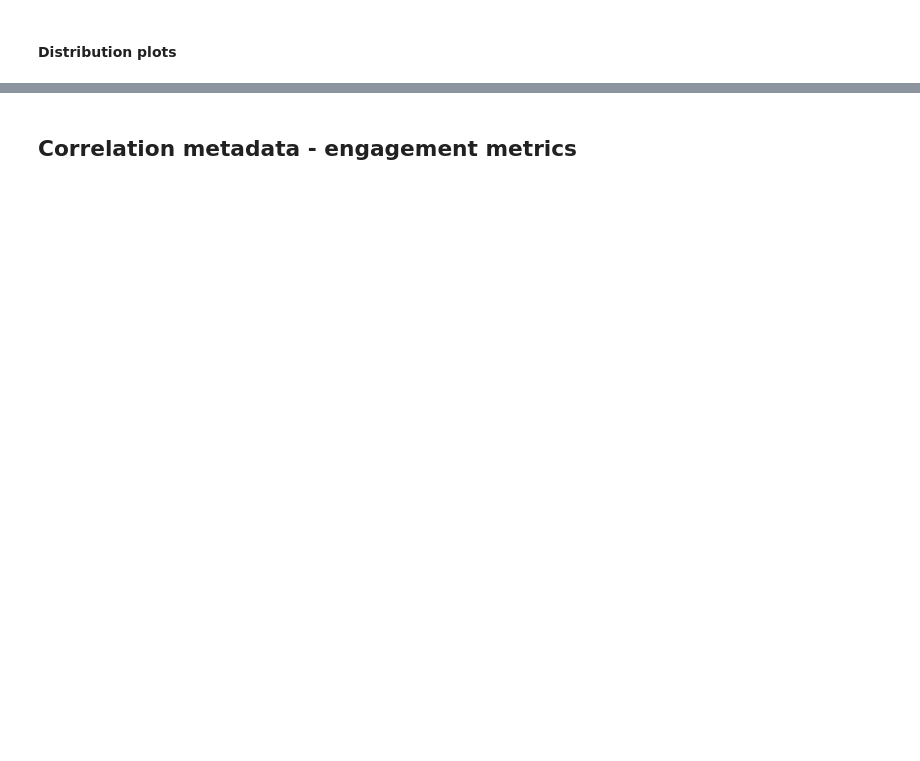
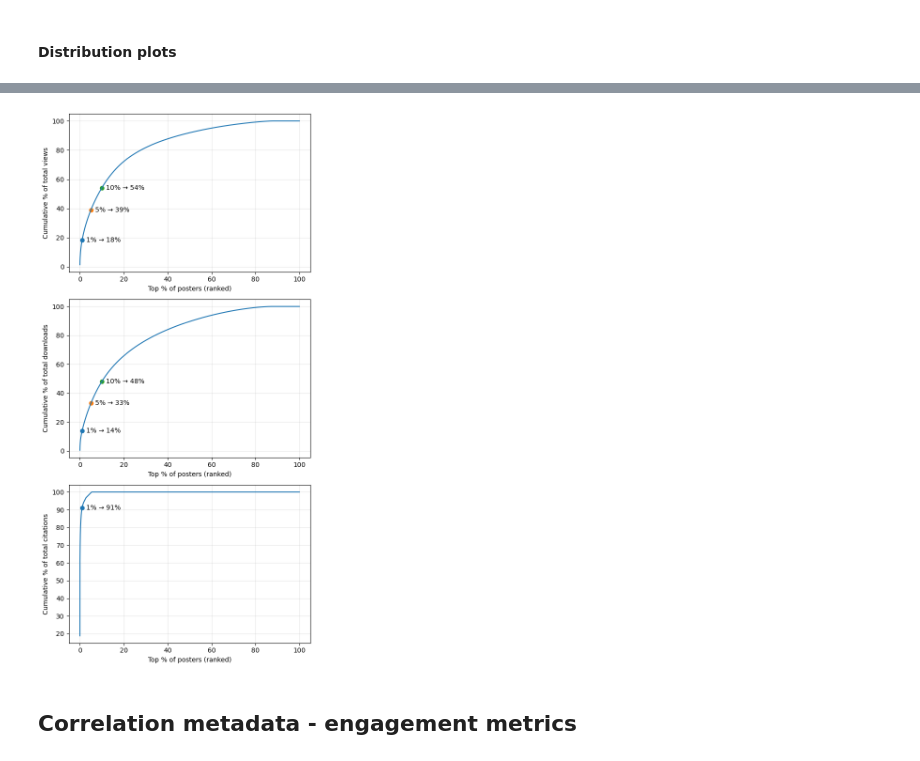
Before and after one commit to fairdataihub/poster-sharing-reuse-paper-code, a Jupyter notebook: poster-reuse.ipynb, the cells around one changed output, grey strips where cells are left out. Drawn from its saved outputs; the diff is of its cells as text; code cells hidden in the pictures; blank space fills up the shorter version.

```diff
--- a/poster-reuse.ipynb
+++ b/poster-reuse.ipynb
@@ -503,0 +505,7 @@ Imported data from 39132 posters
+# %%
+df_open = df.copy()
+df_open = df_open[df_open["is_open_access"] == True] #engagement only for open access posters
+df_open["total_keywords_count"] = df_open["keywords_freetext_count"].fillna(0) + df_open["keywords_controlled_vocabularies_count"].fillna(0)
+df_open["total_references_count"] = df_open["references_no_identifiers_count"].fillna(0) + df_open["references_with_identifiers_count"].fillna(0)
+print(len(df_open))
+df_open.head()
@@ -598,2 +622,43 @@ annotate_top_points(df, "downloads")
+# %%
+def annotate_top_points(ax, df, col, points=(1, 5, 10)):
+    # data
+    x = df[col].fillna(0).clip(lower=0).to_numpy()
+    x_sorted = np.sort(x)[::-1]
+
+    # handle all-zeros to avoid dividing by zero
+    total = x_sorted.sum()
+    if total <= 0:
+        ax.text(0.5, 0.5, "No data (sum = 0)", ha="center", va="center", transform=ax.transAxes)
+        ax.set_xlabel("Top % of posters")
+        ax.set_ylabel("Cumulative %")
+        ax.grid(True, alpha=0.3)
+        return
+
+    cum_share = np.cumsum(x_sorted) / total
+    top_pct = np.arange(1, len(x_sorted) + 1) / len(x_sorted)
+
+    # plot
+    ax.plot(top_pct * 100, cum_share * 100)
+    for p in points:
+        idx = int(np.ceil(len(x_sorted) * (p / 100))) - 1
+        idx = max(0, min(idx, len(x_sorted) - 1))
+        ax.scatter([p], [cum_share[idx] * 100])
+        ax.text(p, cum_share[idx] * 100, f"  {p}% → {cum_share[idx]*100:.0f}%", va="center")
+
+    ax.set_xlabel("Top % of posters (ranked)")
+    ax.set_ylabel(f"Cumulative % of total {col}")
+    ax.grid(True, alpha=0.3)
+
+fig, axes = plt.subplots(3, 1, figsize=(6, 12), sharey=False)
+
+annotate_top_points(axes[0], df_open, "views", points=(1, 5, 10))
+annotate_top_points(axes[1], df_open, "downloads", points=(1, 5, 10))
+annotate_top_points(axes[2], df_open, "citations", points=(1,))
+
+plt.tight_layout()
+plt.savefig('outputs/poster-reuse/distribution-engagement.png')
+plt.show()
+# %% [output]
+[figure, added]
 # %% [markdown]
 ## Correlation metadata - engagement metrics
```
Also changed, not shown: parts of 17 cells of this notebook, 3 other files.
